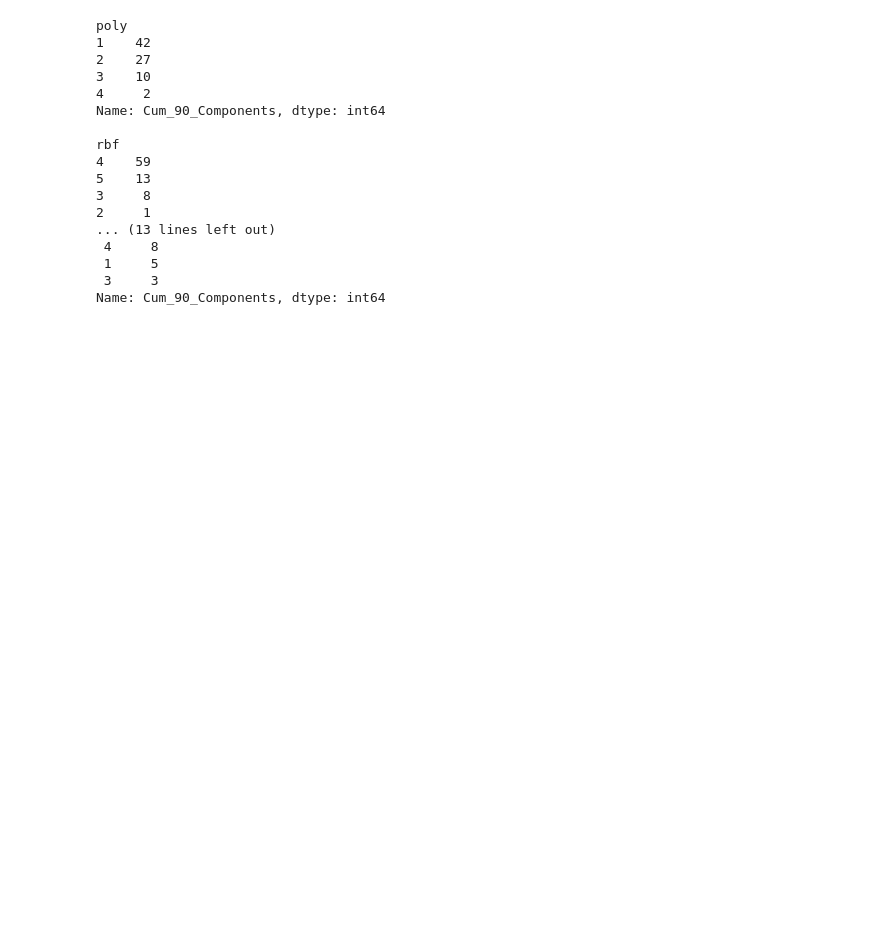
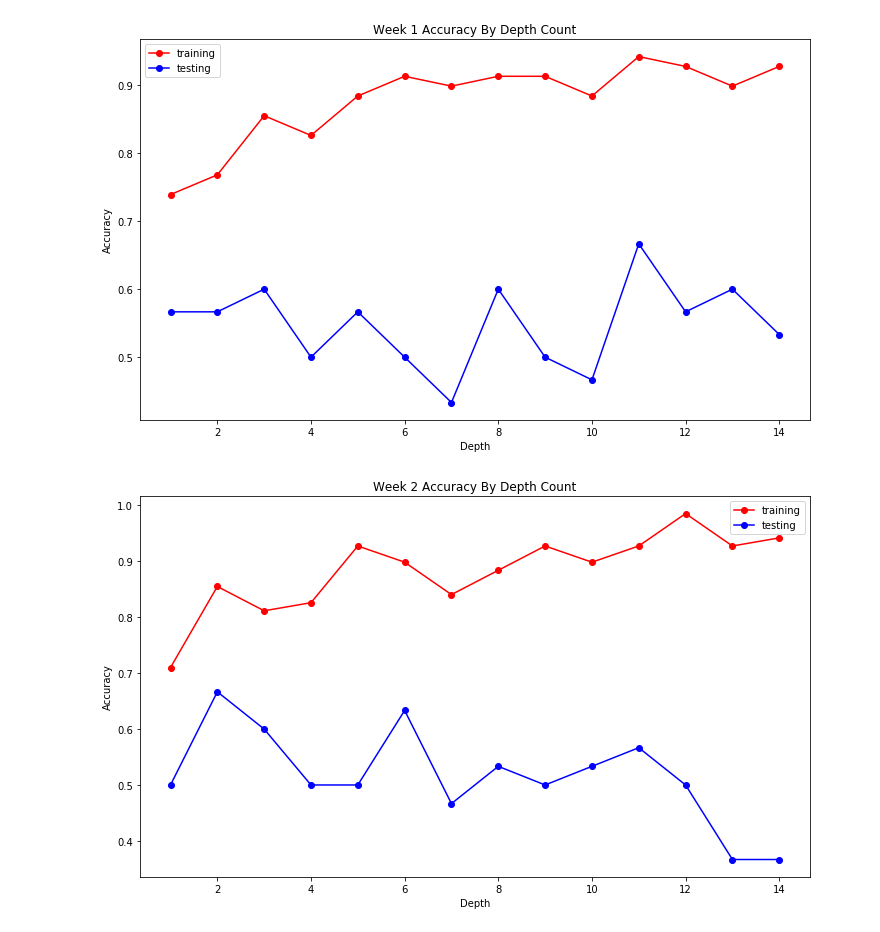
Before and after one commit to hanweny/DMOL, a Jupyter notebook: quiz_prediction/quiz_prediction_classification.ipynb, the cells around one changed output. Drawn from its saved outputs; the diff is of its cells as text; code cells hidden in the pictures; blank space fills up the shorter version.

```diff
--- a/quiz_prediction/quiz_prediction_classification.ipynb
+++ b/quiz_prediction/quiz_prediction_classification.ipynb
@@ -29,6 +30,19 @@ warnings.filterwarnings('ignore')
 # %%
 df_proc = pd.read_csv("/Users/CalebPitts/Documents/Files/School/College/19-20-Year/Research/data/proc_df.csv")
 var_map = pickle.load(open("/Users/CalebPitts/Documents/Files/School/College/19-20-Year/Research/data/var_map.pkl", 'rb'))
+# %%
+def remove_outliers(df):
+    '''
+    remove outliers using MAD.
+    '''
+    for i, c in enumerate(list(df.columns)):
+        mad, mu = median_absolute_deviation(df[c]), df[c].mean()
+        for idx in df.index:
+            if df.loc[idx, c] > mu + 3 * mad:
+                df.loc[idx, c] = mu + 3 * mad
+            elif df.loc[idx, c] < mu - 3 * mad:
+                df.loc[idx, c] = mu - 3 * mad
+    return df
 # %%
 def produce_nonlinear_pca(scree_data, df, var_map_curr, kernel, week_num, n_comp=5):
     X = pd.DataFrame()
@@ -238,5 +224,0 @@ def train_model(df, week_num, n_comp = None, use_fr = False, plot = False, verbo
-# %%
-for week_num in range(1, 6):
-    print("Week {}".format(week_num))
-    X = train_model(df_proc, week_num, n_comp=2, use_fr = False, plot = False)
-    print('\n\n')
@@ -280,23 +224,0 @@ clean_scree = scree_df[["Kernel", "Construct", "Target Week", "Cum_90_Components
-# %%
-for kernel in clean_scree["Kernel"].unique():
-    print(kernel)
-    print(clean_scree[clean_scree["Kernel"] == kernel]["Cum_90_Components"].value_counts())
-    print()
-# %% [output]
-poly
-1    42
-2    27
-3    10
-4     2
-Name: Cum_90_Components, dtype: int64
-
-rbf
-4    59
-5    13
-3     8
-2     1
-... (13 lines left out)
- 4     8
- 1     5
- 3     3
-Name: Cum_90_Components, dtype: int64
@@ -304,0 +225,26 @@ clean_scree.to_csv("/Users/CalebPitts/Documents/Files/School/College/19-20-Year/
+# %%
+optimal_accs = defaultdict(list)
+for week_num in range(1, 6):
+    for depth in range(1,15):
+        optimal_accs[week_num].append(optimal_classify_response(X, y, 3, depth))
+        #print_optimal_accs(optimal_accs)
+# %%
+for week in optimal_accs.keys():
+    trainings = []
+    testings = []
+    depths = []
+    for depth, (training, testing) in enumerate(optimal_accs[week]):
+        trainings.append(training)
+        testings.append(testing)
+        depths.append(depth+1)
+
+    plt.plot(depths, trainings, label="training", marker='o', color='r')
+    plt.plot(depths, testings, label="testing", marker='o', color='b')
+    plt.title("Week {} Accuracy By Depth Count".format(week))
+    plt.xlabel("Depth")
+    plt.ylabel("Accuracy")
+    plt.legend()
+    plt.show()
+# %% [output]
+[figure, added]
+[figure, added]
```
Also changed, not shown: parts of 14 cells of this notebook.
